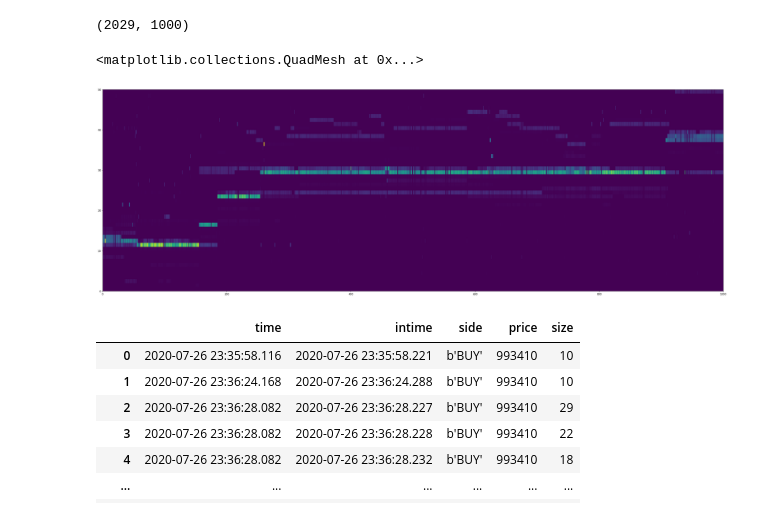
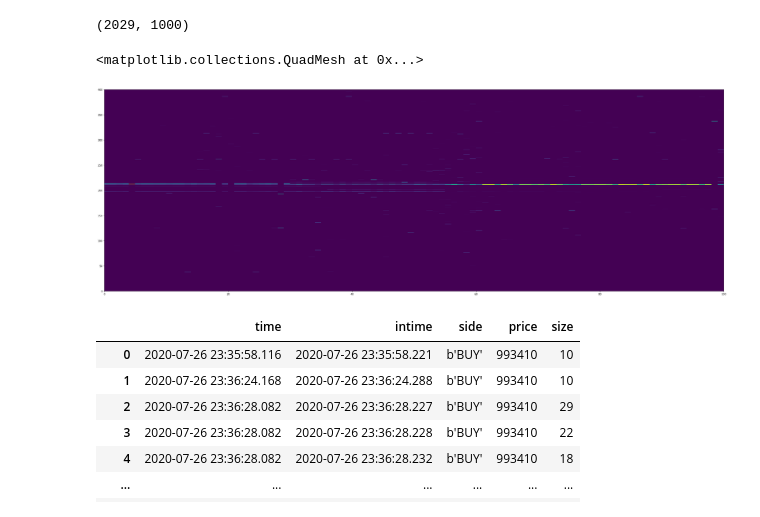
Before and after one commit to bradkyle/Qenv, a Jupyter notebook: notebooks/Okex.ipynb, the cells around one changed output. Saved outputs shown, nothing was run; the diff lists cells and outputs as text; code cells hidden in the pictures.

```diff
--- a/notebooks/Okex.ipynb
+++ b/notebooks/Okex.ipynb
@@ -72,14 +72,14 @@ from matplotlib.colors import BoundaryNorm
 from matplotlib.ticker import MaxNLocator
 import numpy as np
 # %%
-x = np.arange(1001)  # len = 11
-y = np.arange(51)  # len = 7
+x = np.arange(101)  # len = 11
+y = np.arange(401)  # len = 7
 
 fig, ax = plt.subplots(figsize=(45,15))
-ax.pcolormesh(x, y, grd2[1000:1050])
+ax.pcolormesh(x, y, grd2[800:1200,:100])
 # %% [output]
 <matplotlib.collections.QuadMesh at 0x...>
-[figure, old version]
+[figure, new version]
 # %%
 import plotly.graph_objects as go
 
```
Also changed, not shown: 4 other files.
